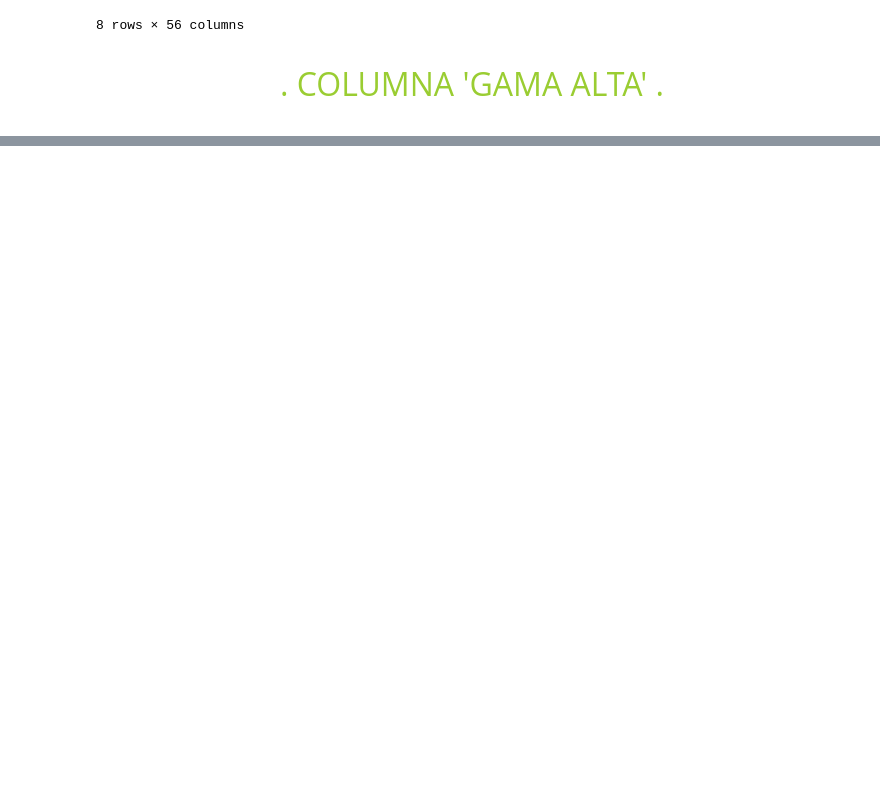
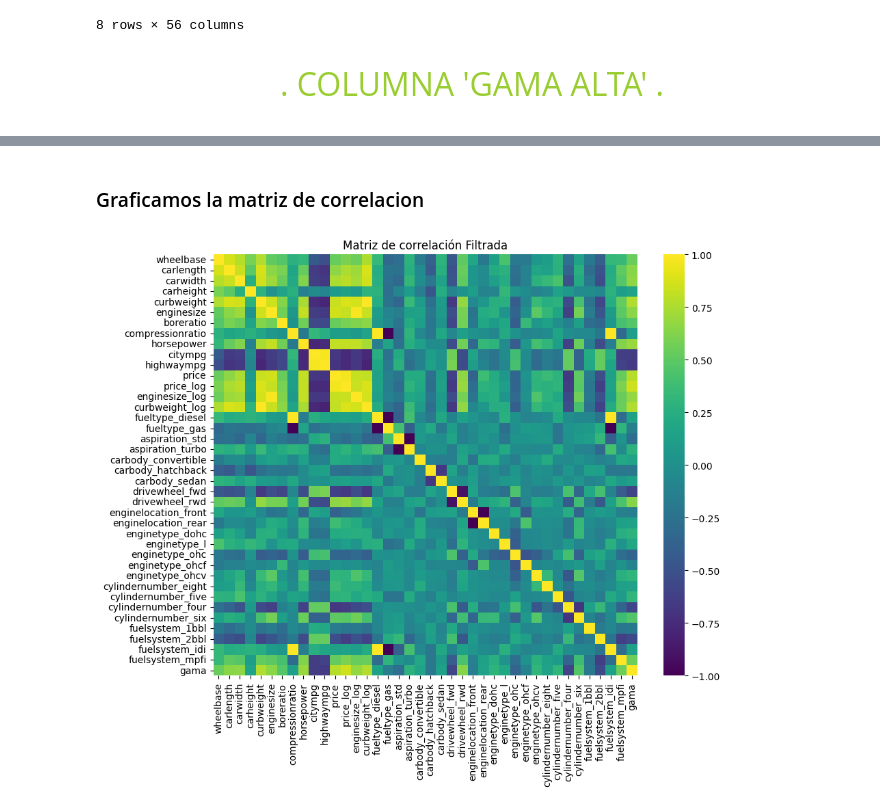
Before and after one commit to Remolino777/Cars--market, a Jupyter notebook: trasnform.ipynb, the cells around one changed output, grey strips where cells are left out. Drawn from its saved outputs; the diff is of its cells as text; code cells hidden in the pictures; blank space fills up the shorter version.

```diff
--- a/trasnform.ipynb
+++ b/trasnform.ipynb
@@ -128,0 +142,4 @@ df1['gama'] = (df1['price'] > valor_medio_price).astype(int)
+# %%
+cor_target = abs(corMatriz["gama"]) # Aqui tomamos encuenta tanto los valores positivos como negativos.
+relevant_features = cor_target[cor_target>0.1] # Con esto definimos que solo traiga valores mayores a 0.1
+relevant_features
@@ -128,0 +166,6 @@ df1['gama'] = (df1['price'] > valor_medio_price).astype(int)
+# %%
+irrelevant_features = cor_target[cor_target<=0.1] # Con esto definimos que solo traiga valores mayores a 0.1
+l_irrelevant = cor_target[cor_target<=0.1] .index.to_list() #Creo un a lista con los nombres de las columnas irrelevantes.
+# Para luego eliminarlas del df
+irrelevant_features
+print(l_irrelevant)
@@ -128,0 +174,3 @@ df1['gama'] = (df1['price'] > valor_medio_price).astype(int)
+# %%
+df2 = df2.drop(l_irrelevant, axis=1)
+df2.head(3)
@@ -129,2 +183,15 @@ df1['gama'] = (df1['price'] > valor_medio_price).astype(int)
+# %% [markdown]
+### Graficamos la matriz de correlacion
+# %%
+newCor = df2.corr()
+# %%
+plt.figure(figsize=(10, 8))
+sns.heatmap(newCor, annot=False, cmap='viridis', fmt=".2f")
+
+plt.title('Matriz de correlación Filtrada')
+
+plt.show()
+# %% [output]
+[figure, added]
 # %%
 #salvo en df en el archivo transformado.csv
```
Also changed, not shown: parts of 10 cells of this notebook, 3 other files.
